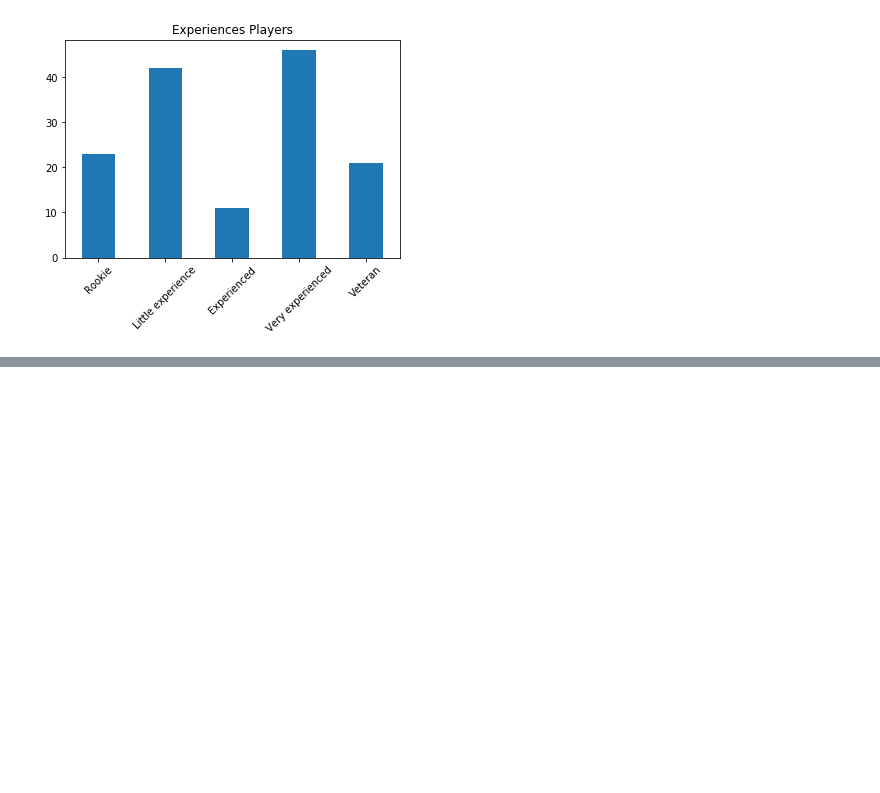
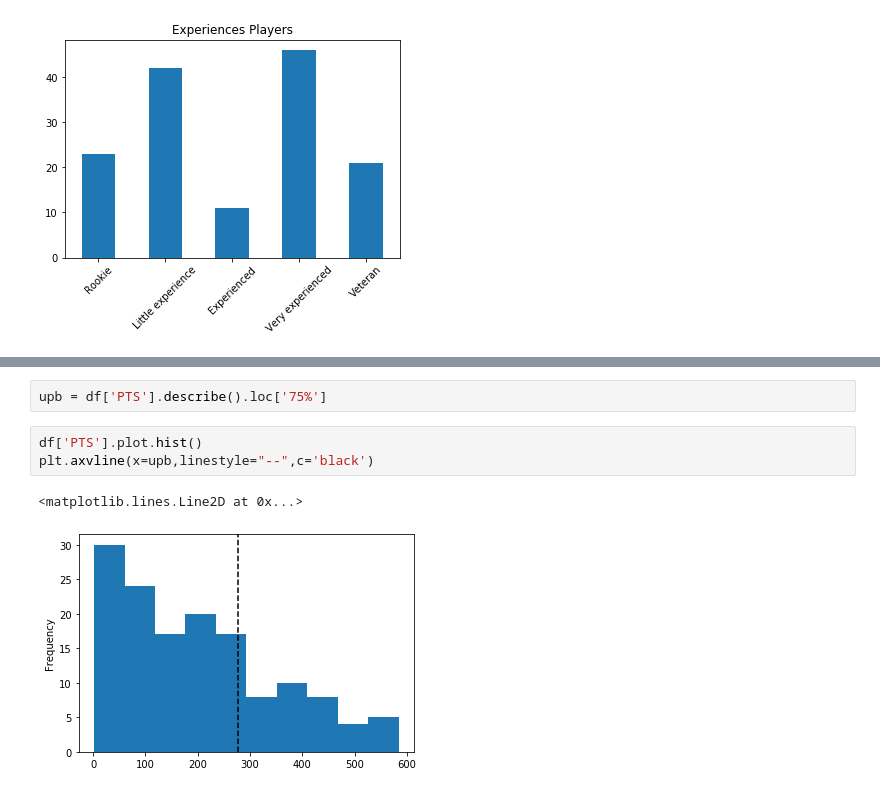
Before and after one commit to dnlsyfq/py_statistics, a Jupyter notebook: StatisticsChap3.ipynb, the cells around one changed output, grey strips where cells are left out. Drawn from its saved outputs; the diff is of its cells as text; blank space fills up the shorter version.

```diff
--- a/StatisticsChap3.ipynb
+++ b/StatisticsChap3.ipynb
@@ -50,0 +96,8 @@ plot.bar(title='Experiences Players',rot=45)
+# %%
+upb = df['PTS'].describe().loc['75%']
+# %%
+df['PTS'].plot.hist()
+plt.axvline(x=upb,linestyle="--",c='black')
+# %% [output]
+<matplotlib.lines.Line2D at 0x...>
+[figure, added]
```
Also changed, not shown: parts of 13 cells of this notebook.
